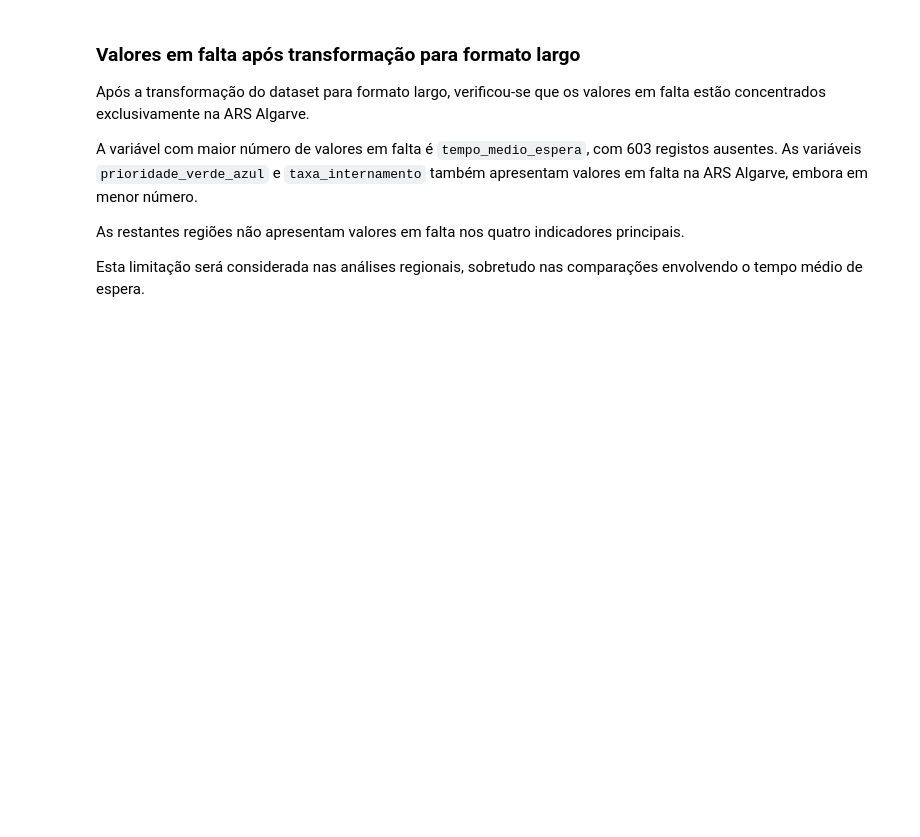
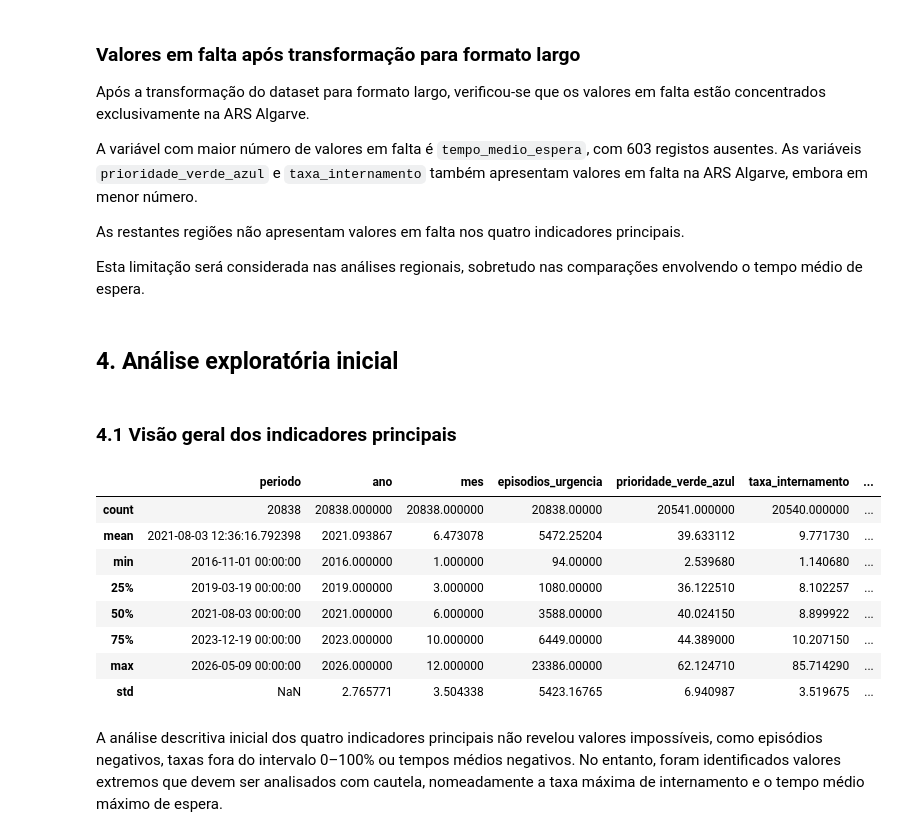
Before and after one commit to ivomargarido/ed-crowding-sns-portugal, a Jupyter notebook: notebooks/01_eda_monitorizacao_urgencias_sns.ipynb, the cells around one changed output. Saved outputs shown, nothing was run; the diff lists cells and outputs as text; code cells hidden in the pictures; blank space fills up the shorter version.

```diff
--- a/notebooks/01_eda_monitorizacao_urgencias_sns.ipynb
+++ b/notebooks/01_eda_monitorizacao_urgencias_sns.ipynb
@@ -282,13 +282,13 @@ Esta limitação será considerada nas análises regionais, sobretudo em compara
 # %% [markdown]
 ## 3. Preparação inicial dos dados
 # %%
-df_eda = df_main.copy()
+df_prepared = df_main.copy()
 
 # Passar a coluna "Período" para formato datetime
-df_eda["Período"] = pd.to_datetime(df_eda["Período"])
+df_prepared["Período"] = pd.to_datetime(df_prepared["Período"])
 
 # Renomar colunas para facilitar o acesso
-df_eda.rename(columns={
+df_prepared.rename(columns={
     "Período": "periodo",
     "Região/ARS": "regiao_ars",
     "Indicador": "indicador",
@@ -298,16 +298,16 @@ df_eda.rename(columns={
 }, inplace=True)
 
 # Criar variáveis temporais
-df_eda["ano"] = df_eda["periodo"].dt.year
-df_eda["mes"] = df_eda["periodo"].dt.month
-df_eda["ano_mes"] = df_eda["periodo"].dt.to_period("M")
+df_prepared["ano"] = df_prepared["periodo"].dt.year
+df_prepared["mes"] = df_prepared["periodo"].dt.month
+df_prepared["ano_mes"] = df_prepared["periodo"].dt.to_period("M")
 
 # Identificar anos completos e ano parcial
-df_eda["estado_ano"] = df_eda["ano"].apply(
+df_prepared["estado_ano"] = df_prepared["ano"].apply(
     lambda x: "parcial" if x == 2026 else "completo"
 )
 
 
 
-df_eda.head()
+df_prepared.head()
 # %% [output]
@@ -379,16 +362,16 @@ Número de valores nulos: 0
 # %% [markdown]
 A preparação inicial dos dados manteve o número original de registos e confirmada a ausência de valores nulos. A coluna de período foi convertida para formato datetime e foram criadas variáveis temporais para apoiar a análise exploratória. O ano de 2026 foi identificado como ano parcial, uma vez que os dados disponíveis terminam em maio de 2026.
 # %%
-df_eda["indicador_curto"] = df_eda["indicador"].map({
+df_prepared["indicador_curto"] = df_prepared["indicador"].map({
     "Número estimado de episódios de urgência": "episodios_urgencia",
     "Taxa diária de atendimentos urgentes com prioridade verde ou azul": "prioridade_verde_azul",
     "Taxa diária de atendimentos urgentes com internamento": "taxa_internamento",
     "Tempo médio de espera entre a triagem e a primeira observação médica (rede de urgência hospitalar)": "tempo_medio_espera"
 })
 
-print(f"Ficaram {len(df_eda['indicador_curto'].unique())} indicadores curtos")
+print(f"Ficaram {len(df_prepared['indicador_curto'].unique())} indicadores curtos")
 
-print(f"Ficaram {df_eda['indicador_curto'].isnull().sum()} valores em branco ou nulos")
+print(f"Ficaram {df_prepared['indicador_curto'].isnull().sum()} valores em branco ou nulos")
 # %% [output]
 Ficaram 4 indicadores curtos
 Ficaram 0 valores em branco ou nulos
@@ -432,7 +415,7 @@ df_eda.duplicated(subset=["periodo", "regiao_ars", "indicador_curto"]).sum()
 # %% [output]
 np.int64(0)
 # %%
-df_wide = df_eda.pivot(
+df_wide = df_prepared.pivot(
     index=["periodo", "regiao_ars", "ano", "mes", "ano_mes", "estado_ano"],
     columns="indicador_curto",
     values="valor"
@@ -506,3 +489,21 @@ A variável com maior número de valores em falta é `tempo_medio_espera`, com 6
 As restantes regiões não apresentam valores em falta nos quatro indicadores principais.
 
 Esta limitação será considerada nas análises regionais, sobretudo nas comparações envolvendo o tempo médio de espera.
+# %% [markdown]
+## 4. Análise exploratória inicial
+# %% [markdown]
+### 4.1 Visão geral dos indicadores principais
+# %%
+df_wide.describe()
+# %% [output]
+|  | periodo | ano | mes | episodios_urgencia | prioridade_verde_azul | taxa_internamento | ... |
+| count | 20838 | 20838.000000 | 20838.000000 | 20838.00000 | 20541.000000 | 20540.000000 | ... |
+| mean | 2021-08-03 12:36:16.792398 | 2021.093867 | 6.473078 | 5472.25204 | 39.633112 | 9.771730 | ... |
+| min | 2016-11-01 00:00:00 | 2016.000000 | 1.000000 | 94.00000 | 2.539680 | 1.140680 | ... |
+| 25% | 2019-03-19 00:00:00 | 2019.000000 | 3.000000 | 1080.00000 | 36.122510 | 8.102257 | ... |
+| 50% | 2021-08-03 00:00:00 | 2021.000000 | 6.000000 | 3588.00000 | 40.024150 | 8.899922 | ... |
+| 75% | 2023-12-19 00:00:00 | 2023.000000 | 10.000000 | 6449.00000 | 44.389000 | 10.207150 | ... |
+| max | 2026-05-09 00:00:00 | 2026.000000 | 12.000000 | 23386.00000 | 62.124710 | 85.714290 | ... |
+| std | NaN | 2.765771 | 3.504338 | 5423.16765 | 6.940987 | 3.519675 | ... |
+# %% [markdown]
+A análise descritiva inicial dos quatro indicadores principais não revelou valores impossíveis, como episódios negativos, taxas fora do intervalo 0–100% ou tempos médios negativos. No entanto, foram identificados valores extremos que devem ser analisados com cautela, nomeadamente a taxa máxima de internamento e o tempo médio máximo de espera.
```
Also changed, not shown: parts of 12 cells of this notebook.
